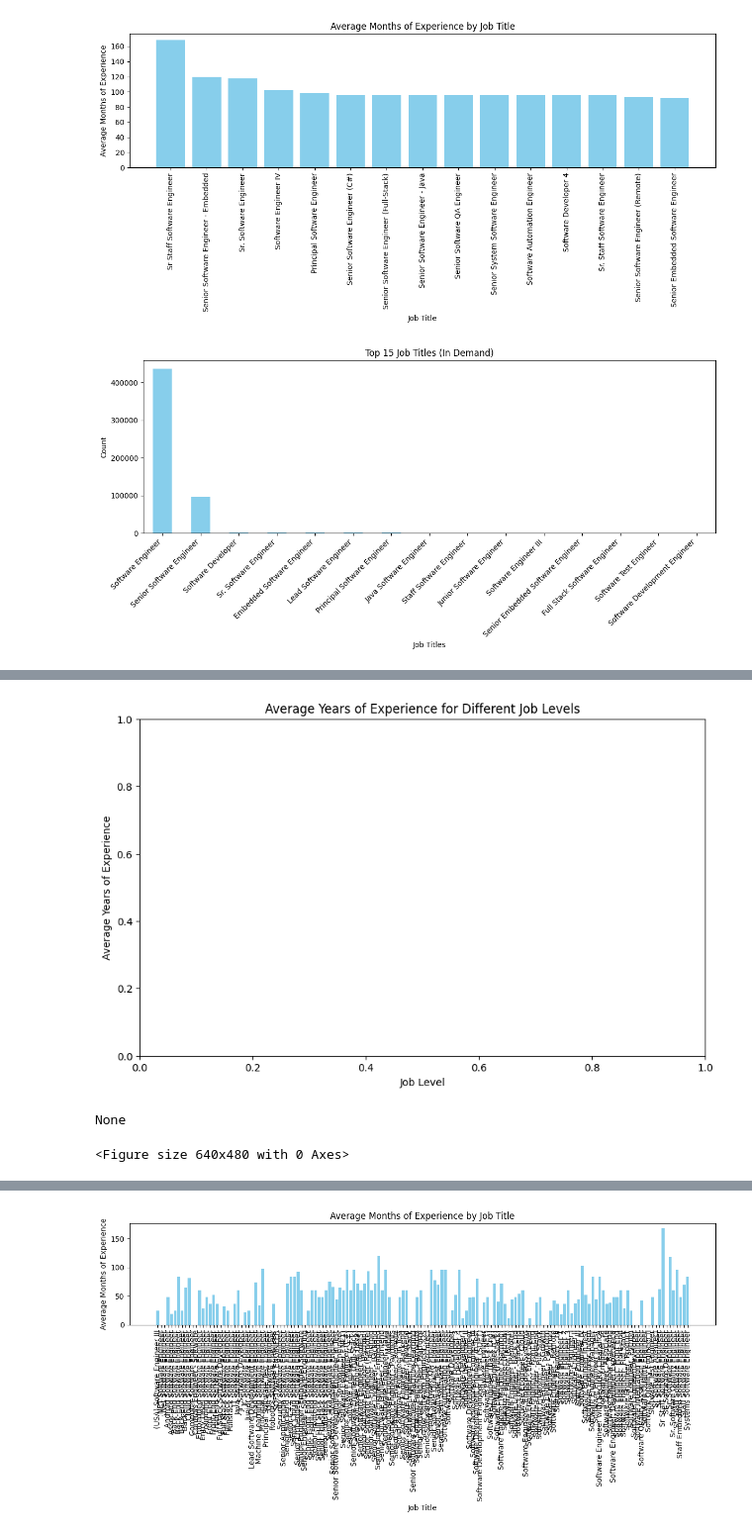
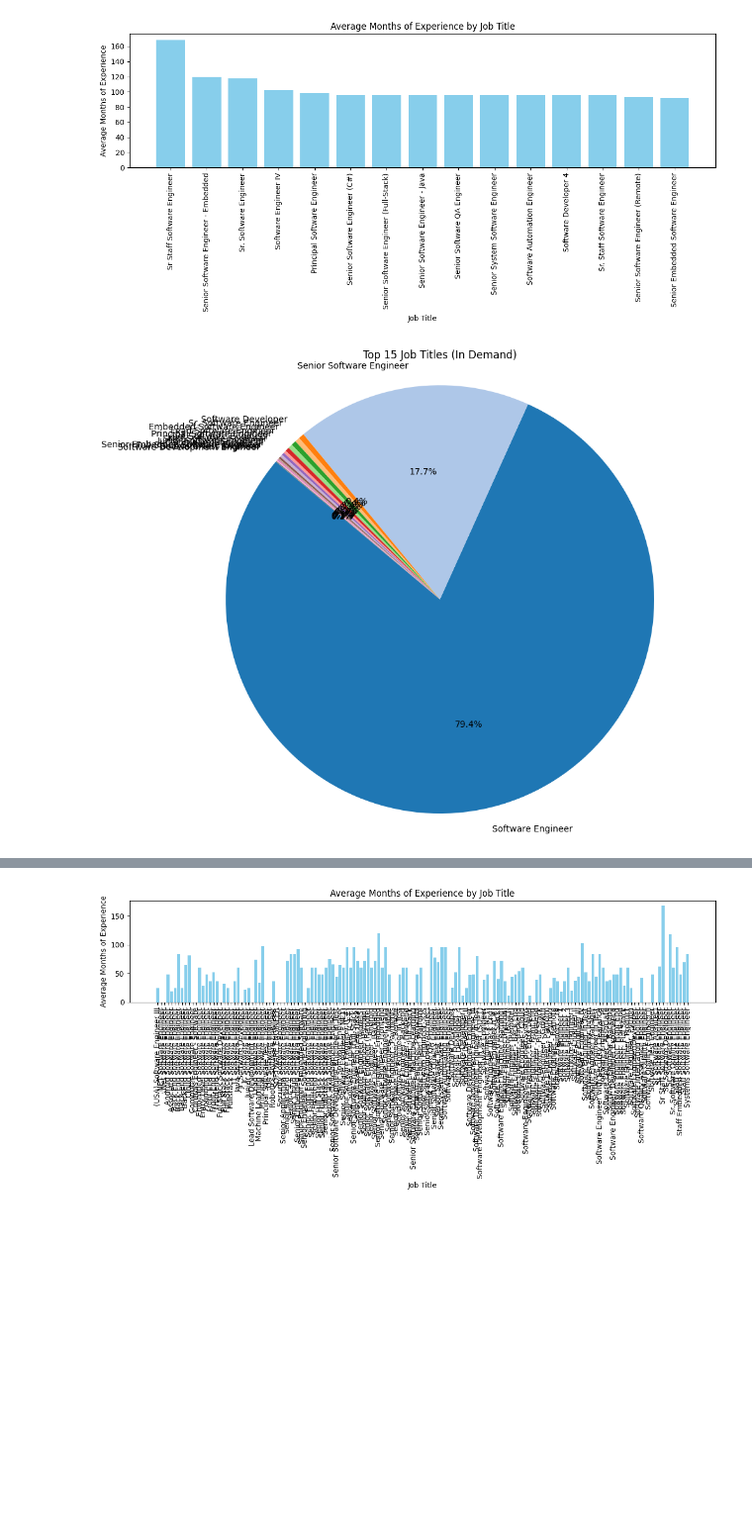
Before and after one commit to emin1731/tech-job-market-data, a Jupyter notebook: Team_Project_Task4.ipynb, the cells around one changed output, grey strips where cells are left out. Shown: that part at 99% size. Drawn from its saved outputs; the diff is of its cells as text; code cells hidden in the pictures; blank space fills up the shorter version.

```diff
--- a/Team_Project_Task4.ipynb
+++ b/Team_Project_Task4.ipynb
@@ -16,43 +16,66 @@ experience_stats = merged_data.groupby('title')['months_experience'].mean().rese
 experience_stats = experience_stats.nlargest(15, 'months_experience')
 
 # Dropping entries with 0 months of experience
 experience_stats = experience_stats[experience_stats['months_experience'] != 0]
 
 # Illustration
 plt.figure(figsize=(12, 6))
 
 # Average Months of Experience Plot
 plt.bar(experience_stats['title'], experience_stats['months_experience'], color='skyblue')
 plt.title('Average Months of Experience by Job Title')
 plt.ylabel('Average Months of Experience')
 plt.xlabel('Job Title')
 plt.xticks(rotation=90)  # Rotate x-axis labels for better readability
 
 plt.tight_layout()
 plt.show()
 
 # Analyzing the most in-demand software engineering job titles
 job_title_counts = merged_data["title"].value_counts()
-top_n_titles = job_title_counts.head(15)
+# Select the top 30 job titles
+top_n_titles = job_title_counts.head(30)
 
-# Drop entries with 0 count
-top_n_titles = top_n_titles[top_n_titles != 0]
+# Drop entries with count below 1 and NaN values
+top_n_titles = top_n_titles[top_n_titles >= 1].dropna()
+
+# Take only the top 15 job titles after dropping values below 1 and NaNs
+top_n_titles = top_n_titles.nlargest(15)
+
+# Filter out values below 1
+top_n_titles = top_n_titles[top_n_titles >= 1]
 
 labels = top_n_titles.index.to_numpy()
 sizes = top_n_titles.to_numpy()
 
-# Drop entries with 0 count and NaN values
-top_n_titles = top_n_titles.dropna()
-
-# Create bar chart
-plt.figure(figsize=(12, 6))
-top_n_titles.plot(kind='bar', color='skyblue')
+# Create pie chart
+plt.figure(figsize=(10, 8))
+plt.pie(sizes, labels=labels, autopct='%1.1f%%', startangle=140, colors=plt.cm.tab20.colors)
 plt.title("Top 15 Job Titles (In Demand)")
-plt.xlabel("Job Titles")
-plt.ylabel("Count")
-plt.xticks(rotation=45, ha='right')  # Rotate x-axis labels for better readability
+plt.axis('equal')  # Equal aspect ratio ensures that pie is drawn as a circle.
 plt.tight_layout()
 plt.show()
+
+# Sample data (job titles and required years of experience)
+data = {
+    'Job Title': ['Software Engineer', 'Senior Software Engineer', 'Data Analyst', 'Senior Data Analyst'],
+    'Years of Experience': [2, 5, 1, 4],  # Sample years of experience required for each job title
+    'Job Level': ['Entry-Level', 'Mid-Level', 'Entry-Level', 'Mid-Level']  # Sample job levels
+}
+
+# Create DataFrame from sample data
+df = pd.DataFrame(data)
+
+# Group data by job level and calculate average years of experience
+avg_years_experience = df.groupby('Job Level')['Years of Experience'].mean()
+
+# Create pie chart
+plt.figure(figsize=(8, 8))
+plt.pie(avg_years_experience, labels=avg_years_experience.index, autopct='%1.1f%%', startangle=140)
+plt.title("Average Years of Experience by Job Level")
+plt.axis('equal')  # Equal aspect ratio ensures that pie is drawn as a circle.
+plt.tight_layout()
+plt.show()
 # %% [output]
 [figure]
-[figure, old version]
+[figure, new version]
@@ -59,31 +82,0 @@ plt.show()
-# %%
-
-import matplotlib.pyplot as plt
-import pandas as pd
-
-# Load the data
-jobPostings = pd.read_csv('/content/drive/MyDrive/jobs.csv')
-jobPostings2 = pd.read_csv('/content/drive/MyDrive/postings.csv')
-
-# Calculate the average years of experience for each job level
-
-# Plot the results
-plt.figure(figsize=(10, 6))
-plt.xlabel('Job Level')
-plt.ylabel('Average Years of Experience')
-plt.title('Average Years of Experience for Different Job Levels')
-plt.show()
-
-def calculate_average_experience(jobs):
-    # Initialize a dictionary to hold total experience and count for each job level
-    job_experience = {}
-
-# Use the function with the data from the DataFrame
-jobs = jobPostings.to_dict('records')
-print(calculate_average_experience(jobs))
-plt.tight_layout()
-plt.show()
-# %% [output]
-[figure, removed]
-None
-<Figure size 640x480 with 0 Axes>
```
Also changed, not shown: parts of 5 cells of this notebook.
